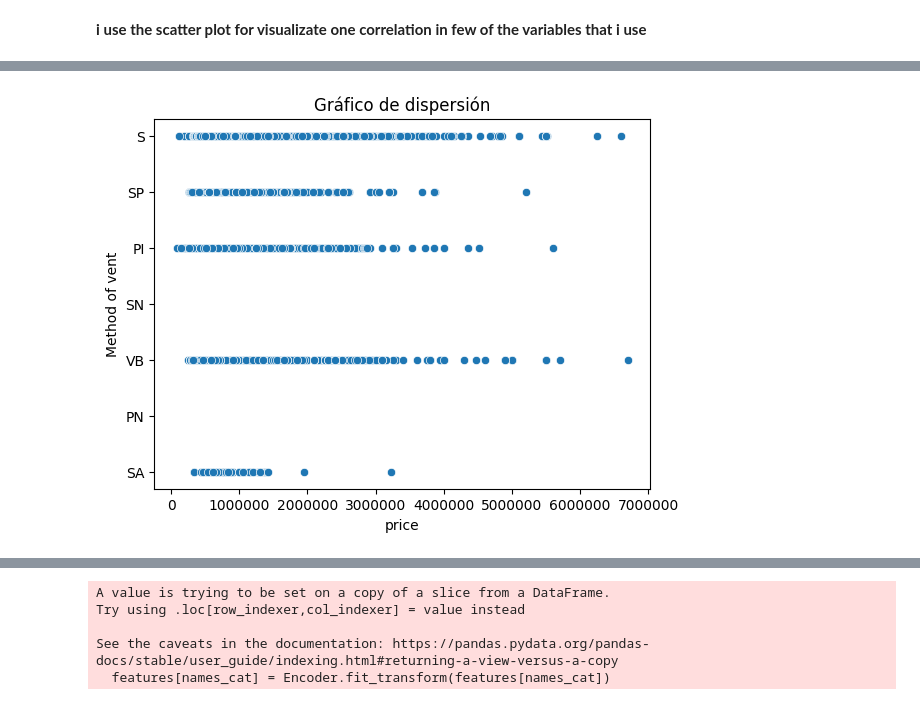
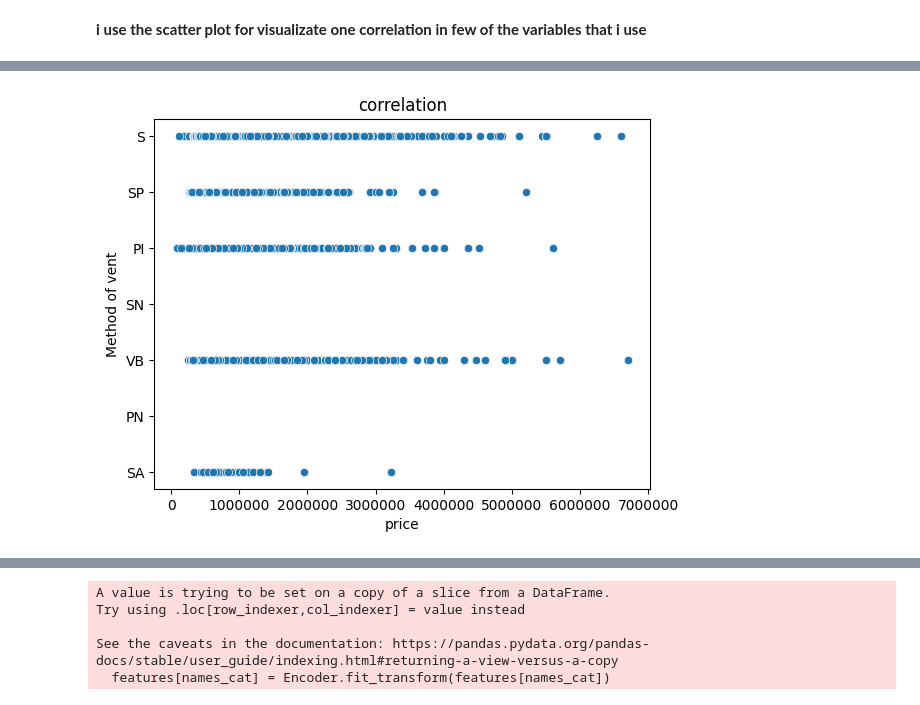
Before and after one commit to edoruin/KagglePractice, a Jupyter notebook: validation-knowledges-intro-ml.ipynb, the cells around one changed output, grey strips where cells are left out. Drawn from its saved outputs; the diff is of its cells as text; code cells hidden in the pictures.

```diff
--- a/validation-knowledges-intro-ml.ipynb
+++ b/validation-knowledges-intro-ml.ipynb
@@ -79,23 +79,23 @@ plt.show()
 # %%
 import seaborn as sns
 import matplotlib.pyplot as plt
 
 
 #create a scatter plot with seaborn
 sns.scatterplot( y=data_short['Method'], x=data_short['Price'],  data=data)
 
 plt.ticklabel_format(style='plain', axis='x')
 
 # add details with plt
-plt.title('Gráfico de dispersión')
+plt.title('correlation')
 plt.xlabel('price')
 plt.ylabel('Method of vent')
 
 
 # show the plot
 plt.show()
 # %% [output]
-[figure, old version]
+[figure, new version]
 # %%
 #create de features variable with categorical and numericals variables
 
```
Also changed, not shown: parts of 2 cells of this notebook.
